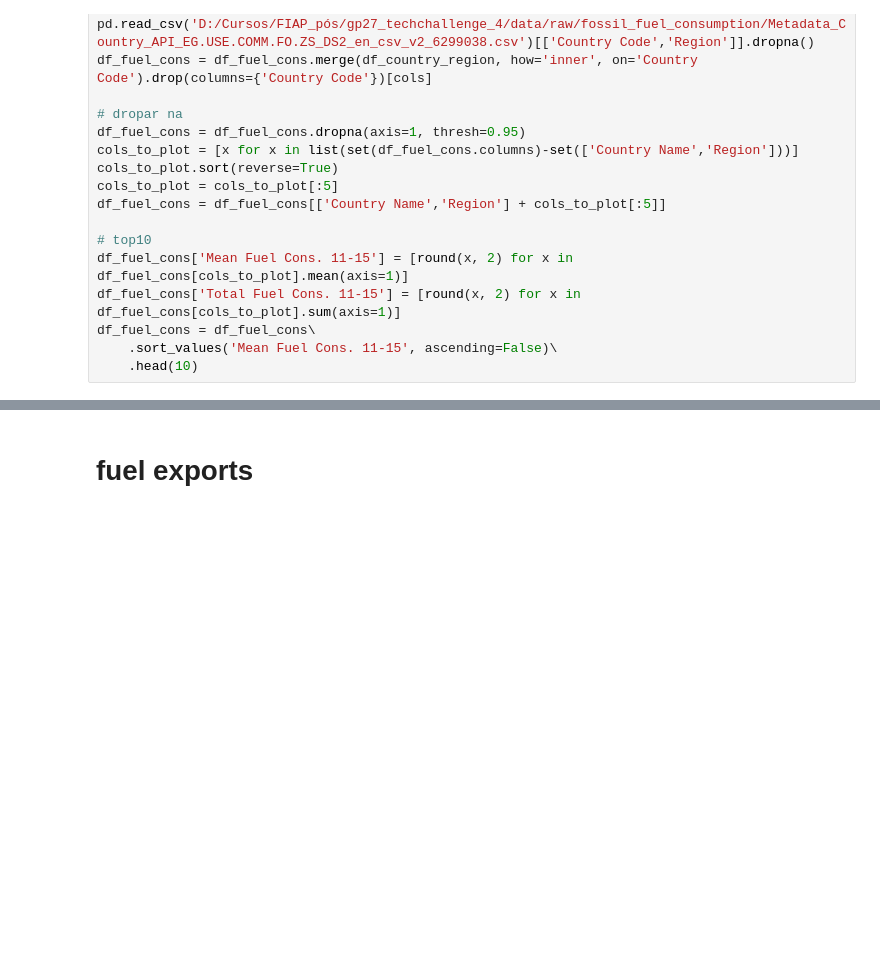
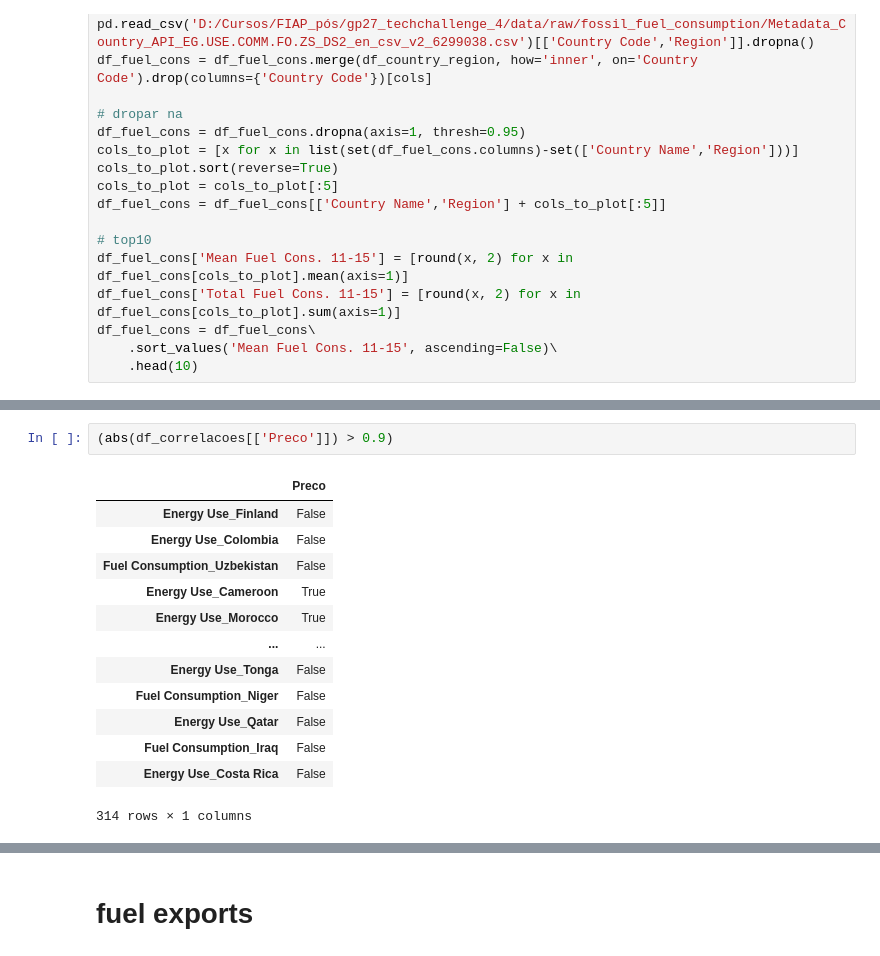
Before and after one commit to pehls/gp27_techchallenge_4, a Jupyter notebook: notebooks/002_gtrp_variaveis.ipynb, the cells around one changed output, grey strips where cells are left out. Saved outputs shown, nothing was run; the diff lists cells and outputs as text; blank space fills up the shorter version.

```diff
--- a/notebooks/002_gtrp_variaveis.ipynb
+++ b/notebooks/002_gtrp_variaveis.ipynb
@@ -397,0 +436,16 @@ df_petroleo_year
+# %%
+(abs(df_correlacoes[['Preco']]) > 0.9)
+# %% [output]
+|  | Preco |
+| Energy Use_Finland | False |
+| Energy Use_Colombia | False |
+| Fuel Consumption_Uzbekistan | False |
+| Energy Use_Cameroon | True |
+| Energy Use_Morocco | True |
+| ... | ... |
+| Energy Use_Tonga | False |
+| Fuel Consumption_Niger | False |
+| Energy Use_Qatar | False |
+| Fuel Consumption_Iraq | False |
+| Energy Use_Costa Rica | False |
+314 rows × 1 columns
```
Also changed, not shown: parts of 12 cells of this notebook, 10 other files.
